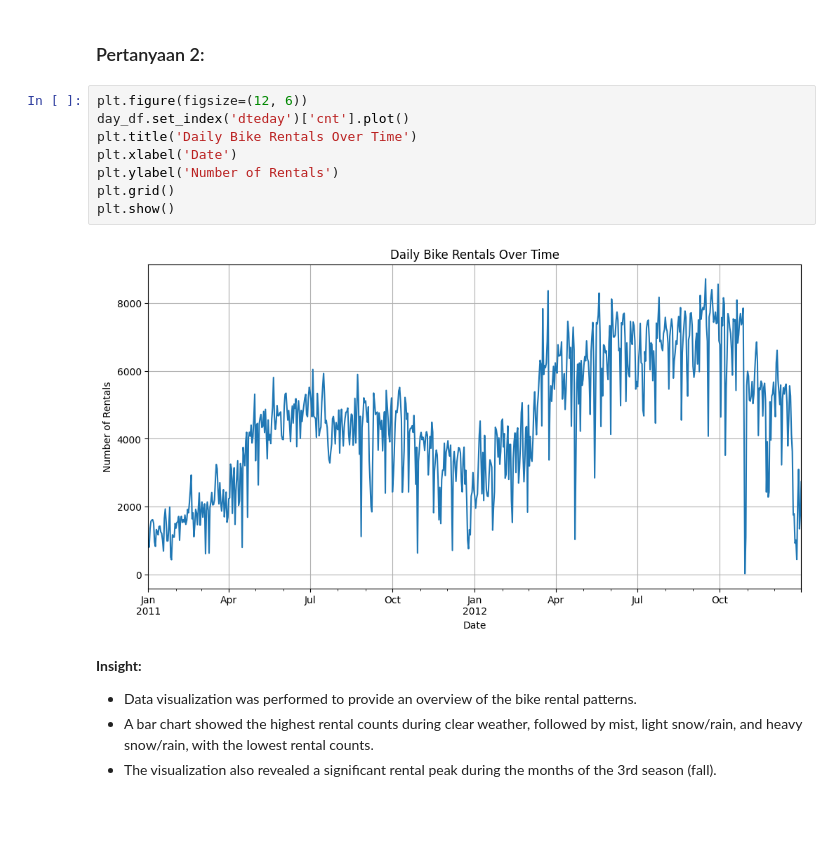
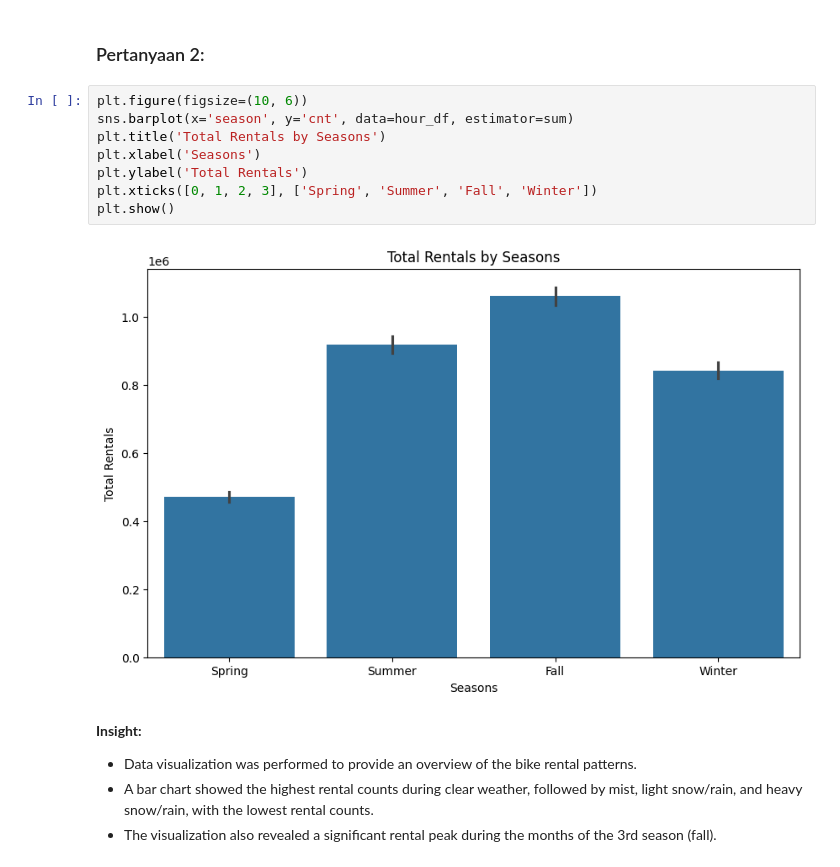
Before and after one commit to antoniusbayu76/Proyek-Analisis-Data, a Jupyter notebook: Proyek_Analisis_Data.ipynb, the cells around one changed output. Drawn from its saved outputs; the diff is of its cells as text; blank space fills up the shorter version.

```diff
--- a/Proyek_Analisis_Data.ipynb
+++ b/Proyek_Analisis_Data.ipynb
@@ -274,15 +275,15 @@ plt.show()
 # %% [markdown]
 ### Pertanyaan 2:
 # %%
-plt.figure(figsize=(12, 6))
-day_df.set_index('dteday')['cnt'].plot()
-plt.title('Daily Bike Rentals Over Time')
-plt.xlabel('Date')
-plt.ylabel('Number of Rentals')
-plt.grid()
+plt.figure(figsize=(10, 6))
+sns.barplot(x='season', y='cnt', data=hour_df, estimator=sum)
+plt.title('Total Rentals by Seasons')
+plt.xlabel('Seasons')
+plt.ylabel('Total Rentals')
+plt.xticks([0, 1, 2, 3], ['Spring', 'Summer', 'Fall', 'Winter'])
 plt.show()
 # %% [output]
-[figure, old version]
+[figure, new version]
 # %% [markdown]
 **Insight:**
 - Data visualization was performed to provide an overview of the bike rental patterns.
```
Also changed, not shown: parts of 17 cells of this notebook.
